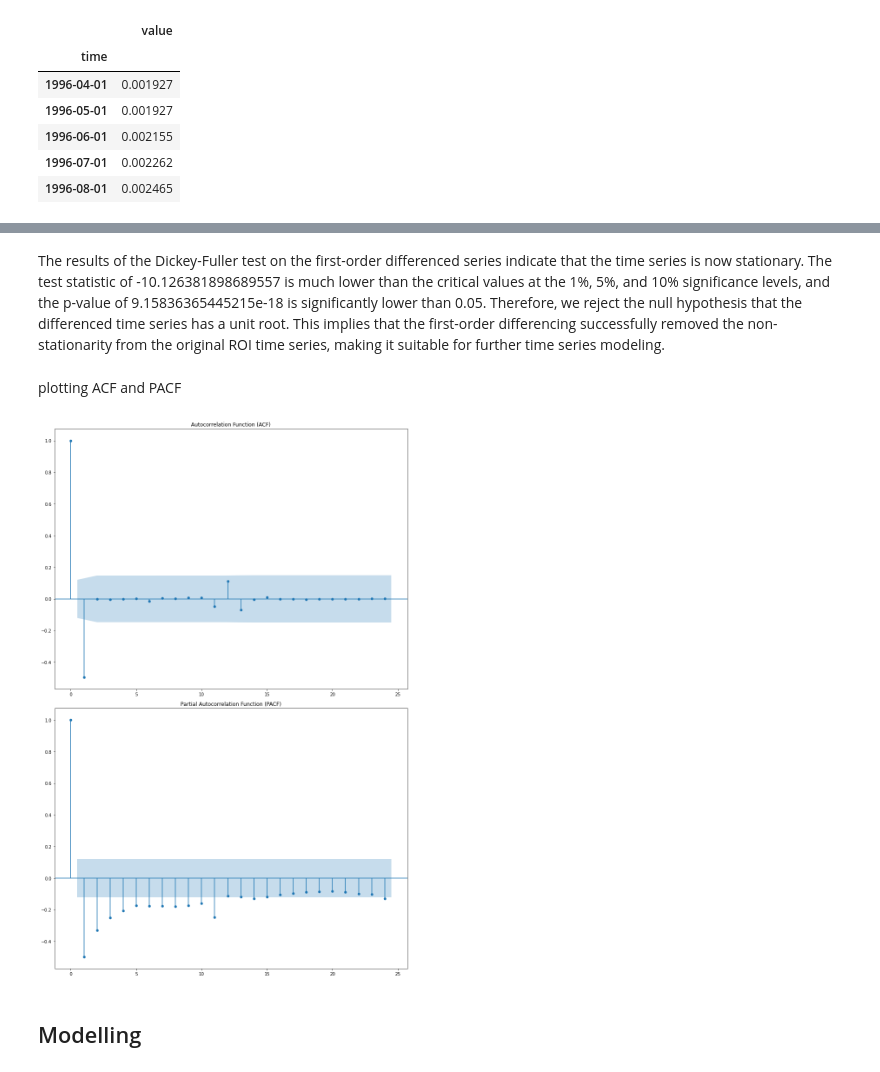
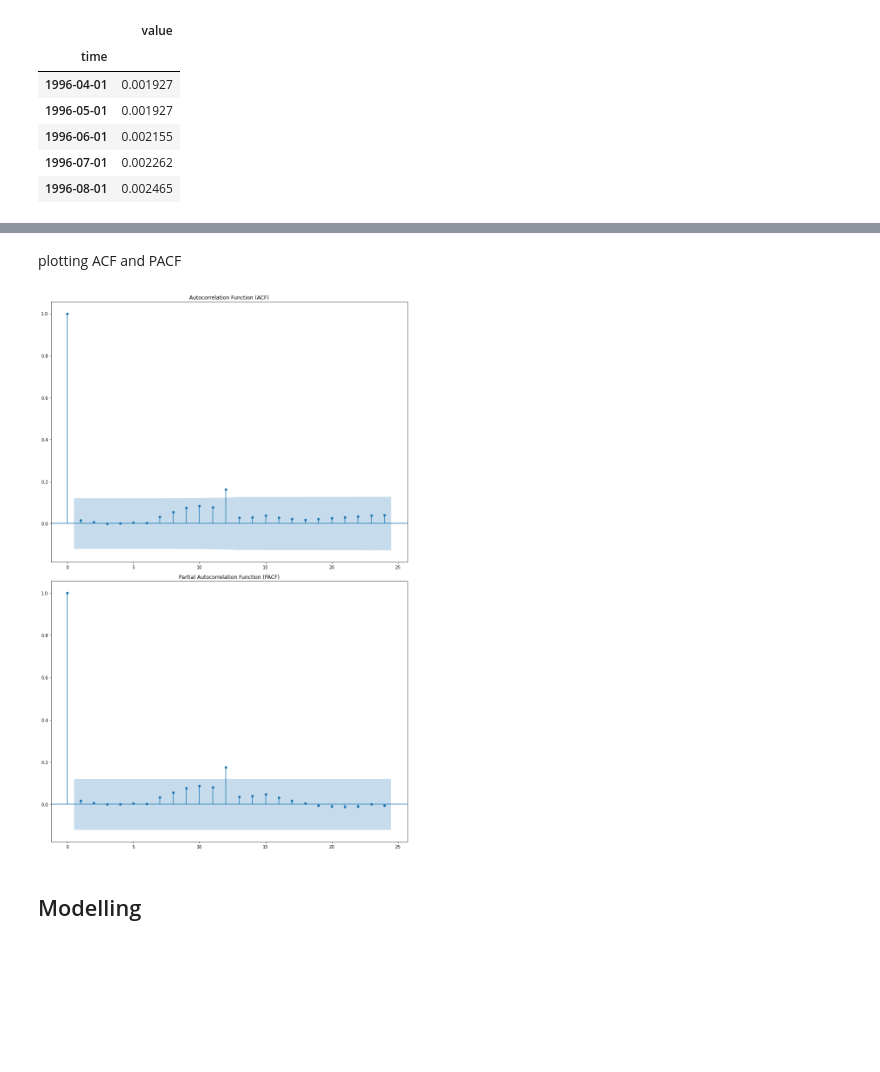
Before and after one commit to Sandrakiptumm/phase-4-group-3-project, a Jupyter notebook: index.ipynb, the cells around one changed output, grey strips where cells are left out. Saved outputs shown, nothing was run; the diff lists cells and outputs as text; code cells hidden in the pictures; blank space fills up the shorter version.

Commit message:
model tunning

```diff
--- a/index.ipynb
+++ b/index.ipynb
@@ -753,5 +659,3 @@ Critical Value (10%): -2.572894516864816
-# %% [markdown]
-The results of the Dickey-Fuller test on the first-order differenced series indicate that the time series is now stationary. The test statistic of -10.126381898689557 is much lower than the critical values at the 1%, 5%, and 10% significance levels, and the p-value of 9.15836365445215e-18 is significantly lower than 0.05. Therefore, we reject the null hypothesis that the differenced time series has a unit root. This implies that the first-order differencing successfully removed the non-stationarity from the original ROI time series, making it suitable for further time series modeling.
 # %% [markdown]
 plotting ACF and PACF
 # %%
@@ -781,22 +685,22 @@ lag_pacf.index.name = 'Lag'
 # %%
 # Set up the figure and axes
 fig = plt.figure(figsize=(12, 18))
 
 # Plot ACF
 ax1 = fig.add_subplot(211)
-sm.graphics.tsa.plot_acf(nyc_log_diff2['value'].dropna(), lags=24, ax=ax1)
+sm.graphics.tsa.plot_acf(nyc_log_diff['value'].dropna(), lags=24, ax=ax1)
 ax1.set_title('Autocorrelation Function (ACF)')
 
 # Plot PACF
 ax2 = fig.add_subplot(212)
-sm.graphics.tsa.plot_pacf(nyc_log_diff2['value'].dropna(), lags=24, ax=ax2)
+sm.graphics.tsa.plot_pacf(nyc_log_diff['value'].dropna(), lags=24, ax=ax2)
 ax2.set_title('Partial Autocorrelation Function (PACF)')
 
 # Show the plot
 plt.tight_layout()
 plt.show()
 # %% [output]
-[figure, old version]
+[figure, new version]
 # %% [markdown]
 ## Modelling
 # %% [markdown]
```
Also changed, not shown: parts of 23 cells of this notebook.
